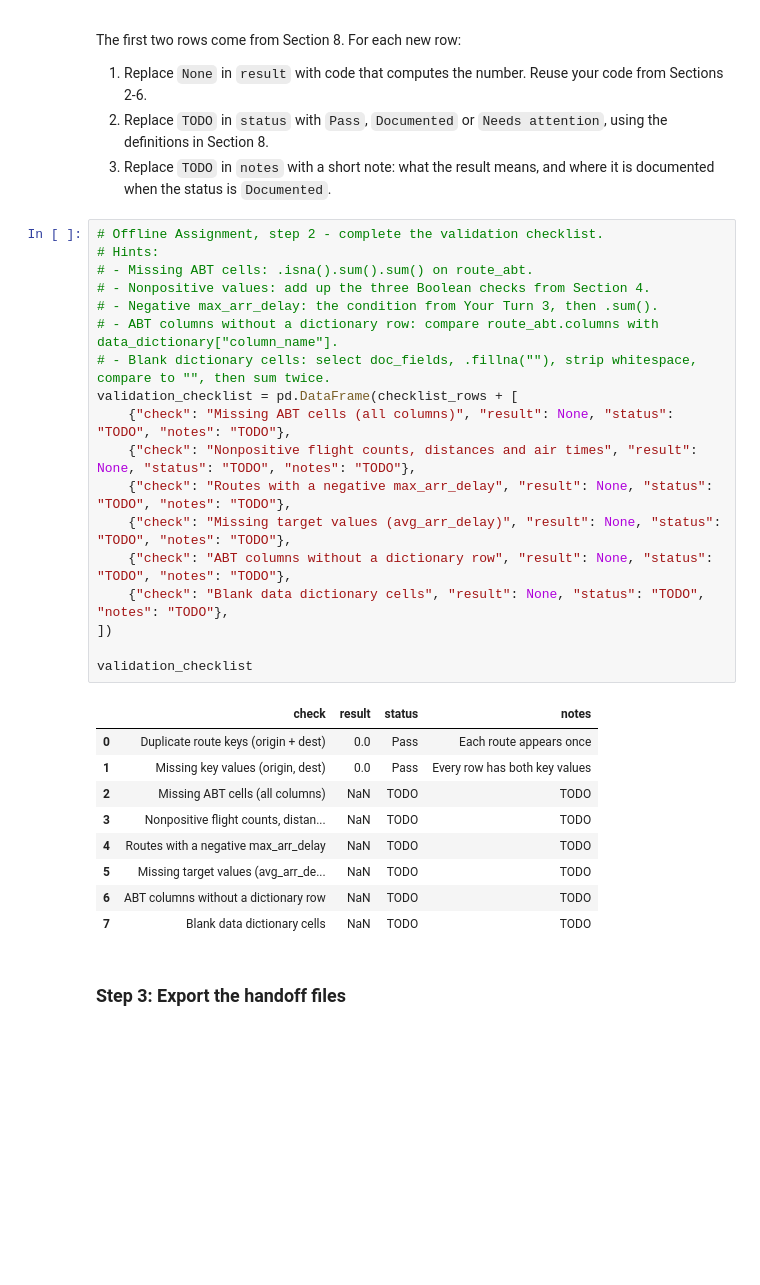
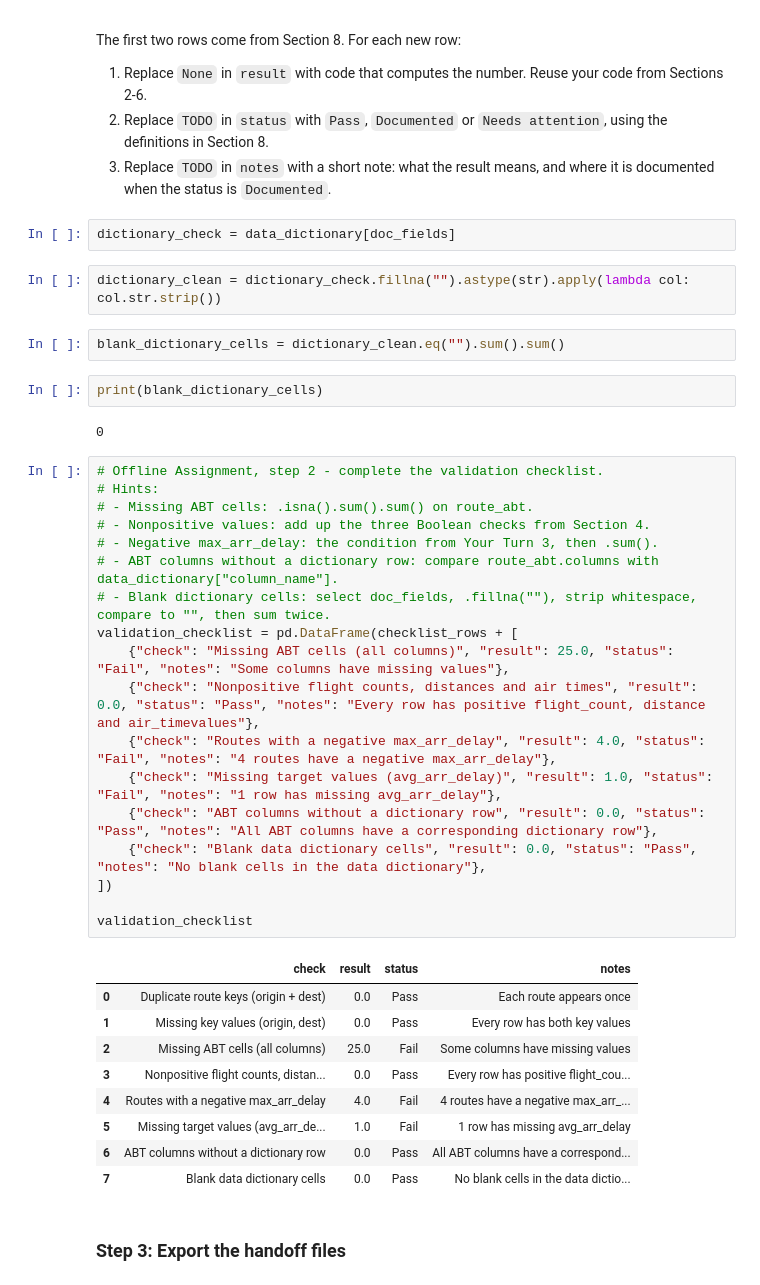
Before and after one commit to rubenruiz-gif/ban6003-week11-rubenruiz, a Jupyter notebook: notebooks/module11_abt_documentation_guided_lab.ipynb, the cells around one changed output. Saved outputs shown, nothing was run; the diff lists cells and outputs as text; blank space fills up the shorter version.

```diff
--- a/notebooks/module11_abt_documentation_guided_lab.ipynb
+++ b/notebooks/module11_abt_documentation_guided_lab.ipynb
@@ -704,34 +710,44 @@ The first two rows come from Section 8. For each new row:
 1. Replace `None` in `result` with code that computes the number. Reuse your code from Sections 2-6.
 2. Replace `TODO` in `status` with `Pass`, `Documented` or `Needs attention`, using the definitions in Section 8.
 3. Replace `TODO` in `notes` with a short note: what the result means, and where it is documented when the status is `Documented`.
+# %%
+dictionary_check = data_dictionary[doc_fields]
+# %%
+dictionary_clean = dictionary_check.fillna("").astype(str).apply(lambda col: col.str.strip())
+# %%
+blank_dictionary_cells = dictionary_clean.eq("").sum().sum()
+# %%
+print(blank_dictionary_cells)
+# %% [output]
+0
 # %%
 # Offline Assignment, step 2 - complete the validation checklist.
 # Hints:
 # - Missing ABT cells: .isna().sum().sum() on route_abt.
 # - Nonpositive values: add up the three Boolean checks from Section 4.
 # - Negative max_arr_delay: the condition from Your Turn 3, then .sum().
 # - ABT columns without a dictionary row: compare route_abt.columns with data_dictionary["column_name"].
 # - Blank dictionary cells: select doc_fields, .fillna(""), strip whitespace, compare to "", then sum twice.
 validation_checklist = pd.DataFrame(checklist_rows + [
-    {"check": "Missing ABT cells (all columns)", "result": None, "status": "TODO", "notes": "TODO"},
-    {"check": "Nonpositive flight counts, distances and air times", "result": None, "status": "TODO", "notes": "TODO"},
-    {"check": "Routes with a negative max_arr_delay", "result": None, "status": "TODO", "notes": "TODO"},
-    {"check": "Missing target values (avg_arr_delay)", "result": None, "status": "TODO", "notes": "TODO"},
-    {"check": "ABT columns without a dictionary row", "result": None, "status": "TODO", "notes": "TODO"},
-    {"check": "Blank data dictionary cells", "result": None, "status": "TODO", "notes": "TODO"},
+    {"check": "Missing ABT cells (all columns)", "result": 25.0, "status": "Fail", "notes": "Some columns have missing values"},
+    {"check": "Nonpositive flight counts, distances and air times", "result": 0.0, "status": "Pass", "notes": "Every row has positive flight_count, distance and air_timevalues"},
+    {"check": "Routes with a negative max_arr_delay", "result": 4.0, "status": "Fail", "notes": "4 routes have a negative max_arr_delay"},
+    {"check": "Missing target values (avg_arr_delay)", "result": 1.0, "status": "Fail", "notes": "1 row has missing avg_arr_delay"},
+    {"check": "ABT columns without a dictionary row", "result": 0.0, "status": "Pass", "notes": "All ABT columns have a corresponding dictionary row"},
+    {"check": "Blank data dictionary cells", "result": 0.0, "status": "Pass", "notes": "No blank cells in the data dictionary"},
 ])
 
 validation_checklist
 # %% [output]
 |  | check | result | status | notes |
 | 0 | Duplicate route keys (origin + dest) | 0.0 | Pass | Each route appears once |
 | 1 | Missing key values (origin, dest) | 0.0 | Pass | Every row has both key values |
-| 2 | Missing ABT cells (all columns) | NaN | TODO | TODO |
-| 3 | Nonpositive flight counts, distan... | NaN | TODO | TODO |
-| 4 | Routes with a negative max_arr_delay | NaN | TODO | TODO |
-| 5 | Missing target values (avg_arr_de... | NaN | TODO | TODO |
-| 6 | ABT columns without a dictionary row | NaN | TODO | TODO |
-| 7 | Blank data dictionary cells | NaN | TODO | TODO |
+| 2 | Missing ABT cells (all columns) | 25.0 | Fail | Some columns have missing values |
+| 3 | Nonpositive flight counts, distan... | 0.0 | Pass | Every row has positive flight_cou... |
+| 4 | Routes with a negative max_arr_delay | 4.0 | Fail | 4 routes have a negative max_arr_... |
+| 5 | Missing target values (avg_arr_de... | 1.0 | Fail | 1 row has missing avg_arr_delay |
+| 6 | ABT columns without a dictionary row | 0.0 | Pass | All ABT columns have a correspond... |
+| 7 | Blank data dictionary cells | 0.0 | Pass | No blank cells in the data dictio... |
 # %% [markdown]
 ### Step 3: Export the handoff files
 # %%
```
Also changed, not shown: parts of 6 cells of this notebook, 3 other files.
